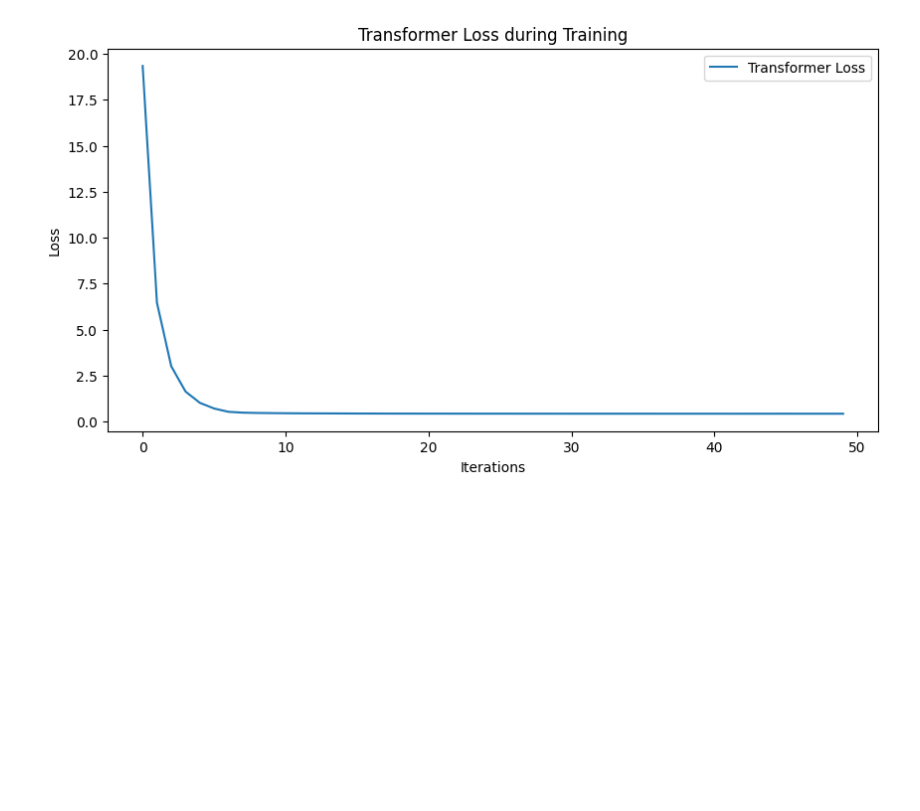
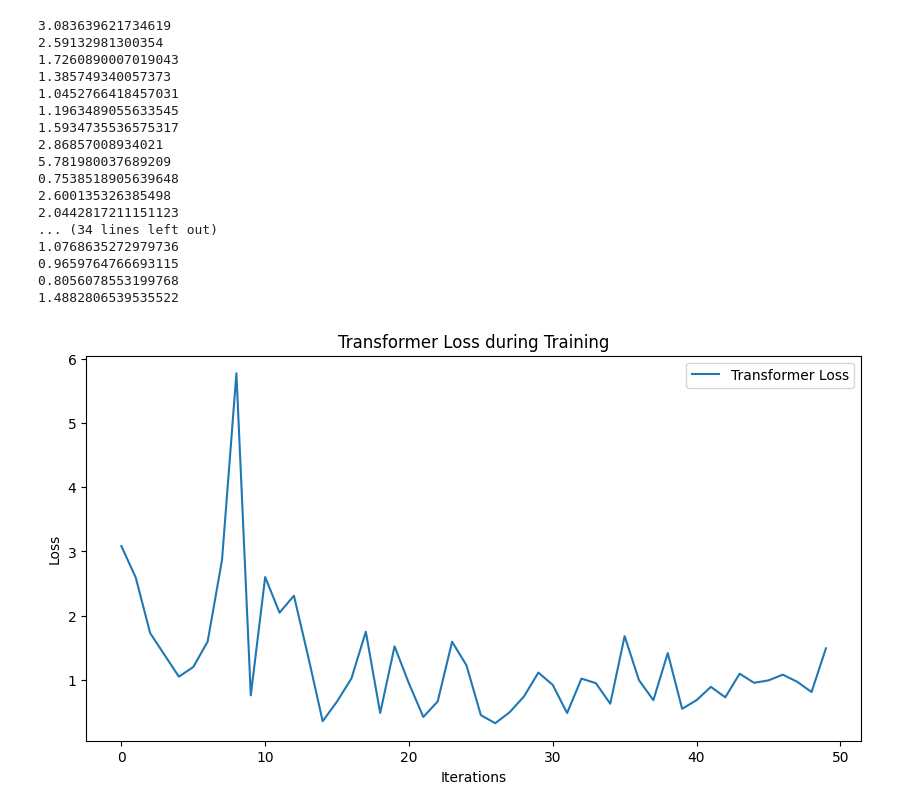
Before and after one commit to DeepShield-AI/NetGenRL, a Jupyter notebook: loss.ipynb, the cells around one changed output. Saved outputs shown, nothing was run; the diff lists cells and outputs as text; code cells hidden in the pictures; blank space fills up the shorter version.

```diff
--- a/loss.ipynb
+++ b/loss.ipynb
@@ -3,37 +3,55 @@ import matplotlib.pyplot as plt
 import re
 # %%
 # log_file_path = 'cgan_small_step.log'
-log_file_path = 'transformer.log'
+log_file_path = 'lstm_trans_ssrc.log'
 
 # d_losses = []
 # g_losses = []
 
 # with open(log_file_path, 'r') as file:
 #     for line in file:
 #         match = re.search(r"D Loss: (-?\d+\.\d+)", line)
 #         if match:
 #             d_losses.append(float(match.group(1)))
 
 #         match = re.search(r"G Loss: (-?\d+\.\d+(e-?\d+)*)", line)
 #         if match:
 #             g_losses.append(float(match.group(1)))
 
 t_losses = []
 
 with open(log_file_path, 'r') as file:
     for line in file:
-        match = re.search(r"val loss = (-?\d+\.\d+)", line)
+        match = re.search(r"OT: (-?\d+\.\d+)", line)
         if match:
             t_losses.append(float(match.group(1)))
+            print(match.group(1))
 
 plt.figure(figsize=(10, 5))
 # plt.plot(d_losses, label='Discriminator Loss')
 # plt.plot(g_losses, label='Generator Loss')
 plt.plot(t_losses, label='Transformer Loss')
 plt.title('Transformer Loss during Training')
 plt.xlabel('Iterations')
 plt.ylabel('Loss')
 plt.legend()
 plt.show()
 # %% [output]
+3.083639621734619
+2.59132981300354
+1.7260890007019043
+1.385749340057373
+1.0452766418457031
+1.1963489055633545
+1.5934735536575317
+2.86857008934021
+5.781980037689209
+0.7538518905639648
+2.600135326385498
+2.0442817211151123
+... (34 lines left out)
+1.0768635272979736
+0.9659764766693115
+0.8056078553199768
+1.4882806539535522
-[figure, old version]
+[figure, new version]
```
Also changed, not shown: 15 other files.
